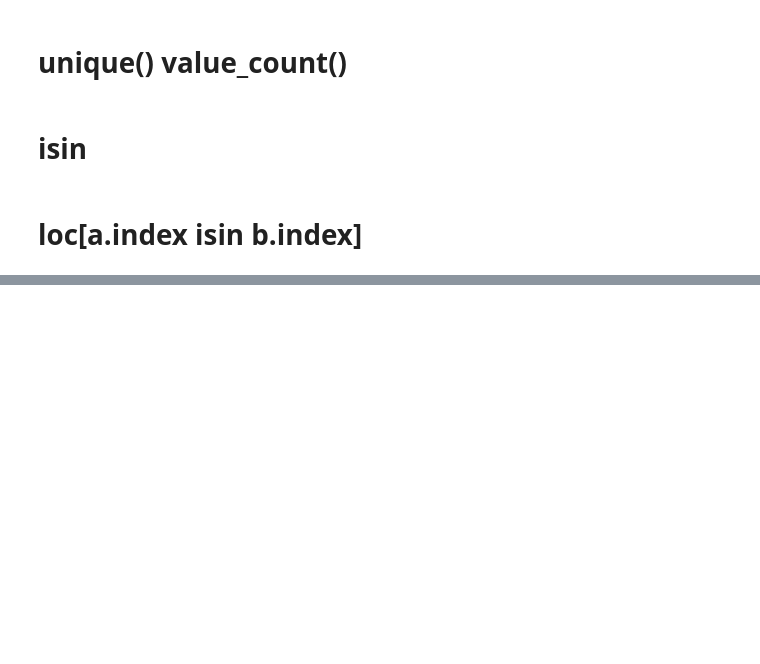
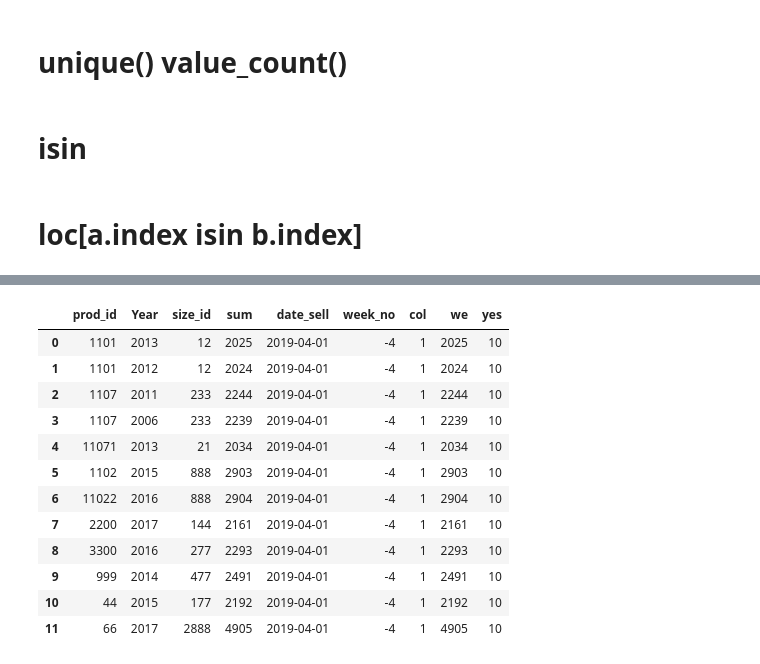
Before and after one commit to liujunnuist/readcode, a Jupyter notebook: learnPandas.ipynb, the cells around one changed output, grey strips where cells are left out. Cells and saved outputs as stored; diff of their text form; code cells hidden in the pictures; blank space fills up the shorter version.

```diff
--- a/learnPandas.ipynb
+++ b/learnPandas.ipynb
@@ -1432,0 +2450,2 @@ DECISION_DATE
+# %%
+kk = sale_data.set_index(['prod_id','size_id'])
@@ -1432,0 +2473,18 @@ DECISION_DATE
+# %%
+kkk = sale_data.set_index(['prod_id','Year']) #必须要有【】
+# %%
+kkk.reset_index()
+# %% [output]
+|  | prod_id | Year | size_id | sum | date_sell | week_no | col | we | yes |
+| 0 | 1101 | 2013 | 12 | 2025 | 2019-04-01 | -4 | 1 | 2025 | 10 |
+| 1 | 1101 | 2012 | 12 | 2024 | 2019-04-01 | -4 | 1 | 2024 | 10 |
+| 2 | 1107 | 2011 | 233 | 2244 | 2019-04-01 | -4 | 1 | 2244 | 10 |
+| 3 | 1107 | 2006 | 233 | 2239 | 2019-04-01 | -4 | 1 | 2239 | 10 |
+| 4 | 11071 | 2013 | 21 | 2034 | 2019-04-01 | -4 | 1 | 2034 | 10 |
+| 5 | 1102 | 2015 | 888 | 2903 | 2019-04-01 | -4 | 1 | 2903 | 10 |
+| 6 | 11022 | 2016 | 888 | 2904 | 2019-04-01 | -4 | 1 | 2904 | 10 |
+| 7 | 2200 | 2017 | 144 | 2161 | 2019-04-01 | -4 | 1 | 2161 | 10 |
+| 8 | 3300 | 2016 | 277 | 2293 | 2019-04-01 | -4 | 1 | 2293 | 10 |
+| 9 | 999 | 2014 | 477 | 2491 | 2019-04-01 | -4 | 1 | 2491 | 10 |
+| 10 | 44 | 2015 | 177 | 2192 | 2019-04-01 | -4 | 1 | 2192 | 10 |
+| 11 | 66 | 2017 | 2888 | 4905 | 2019-04-01 | -4 | 1 | 4905 | 10 |
```
Also changed, not shown: parts of 153 cells of this notebook, 4 other files.
